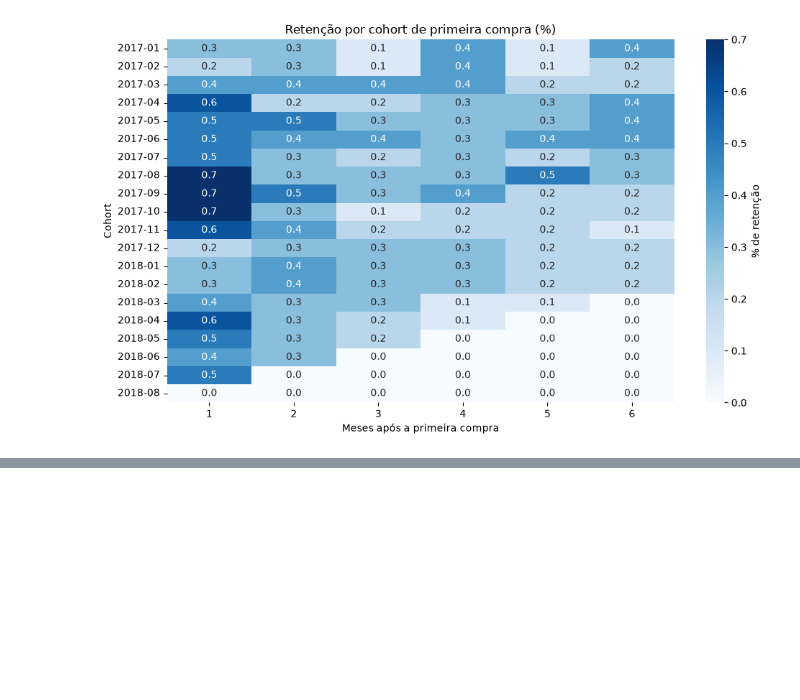
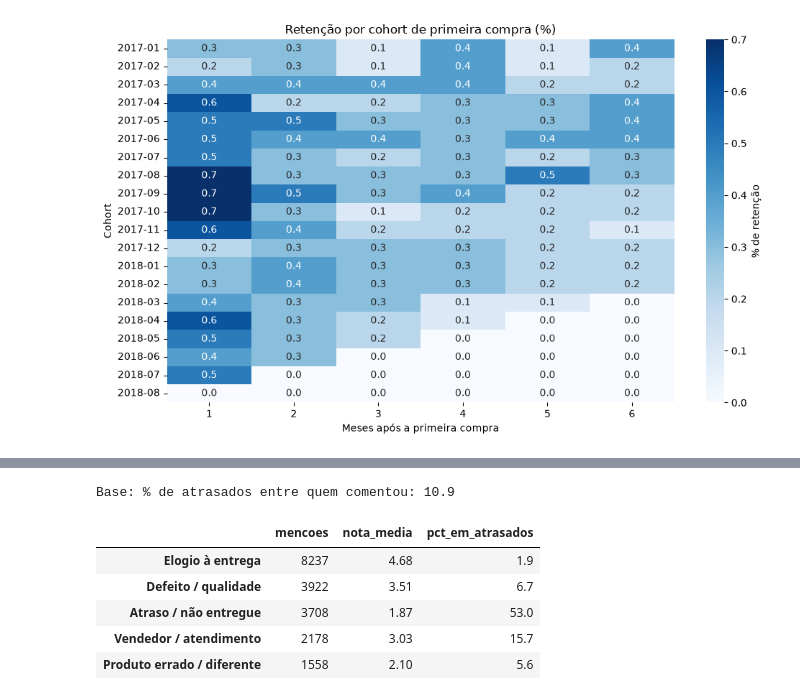
Before and after one commit to maccachera/olist-entrega-satisfacao, a Jupyter notebook: python/01_rfm_cohort.ipynb, the cells around one changed output, grey strips where cells are left out. Saved outputs shown, nothing was run; the diff lists cells and outputs as text; code cells hidden in the pictures; blank space fills up the shorter version.

Commit message:
Sentimento: temas das avaliações

```diff
--- a/python/01_rfm_cohort.ipynb
+++ b/python/01_rfm_cohort.ipynb
@@ -166,0 +202,34 @@ plt.show()
+# %%
+import re
+import unicodedata
+
+def normaliza(t):
+    t = unicodedata.normalize("NFKD", str(t).lower())
+    return "".join(c for c in t if not unicodedata.combining(c))
+
+rev["txt"] = rev["texto"].apply(normaliza)
+
+temas["Atraso / não entregue"] = (
+    r"atrasou|atrasad|atraso|demorou|demora|nao chegou|nao foi entregue|"
+    r"nao recebi|nao entreguer|fora do prazo|apos o prazo|depois do prazo|passou do prazo"
+)
+
+for nome, padrao in temas.items():
+    rev[nome] = rev["txt"].str.contains(padrao, regex=True)
+
+print("Base: % de atrasados entre quem comentou:", round(100 * rev["atrasou"].mean(), 1))
+
+resumo_temas = pd.DataFrame({
+    "mencoes": {t: rev[t].sum() for t in temas},
+    "nota_media": {t: round(rev.loc[rev[t], "review_score"].mean(), 2) for t in temas},
+    "pct_em_atrasados": {t: round(100 * rev.loc[rev[t], "atrasou"].mean(), 1) for t in temas},
+}).sort_values("mencoes", ascending=False)
+resumo_temas
+# %% [output]
+Base: % de atrasados entre quem comentou: 10.9
+|  | mencoes | nota_media | pct_em_atrasados |
+| Elogio à entrega | 8237 | 4.68 | 1.9 |
+| Defeito / qualidade | 3922 | 3.51 | 6.7 |
+| Atraso / não entregue | 3708 | 1.87 | 53.0 |
+| Vendedor / atendimento | 2178 | 3.03 | 15.7 |
+| Produto errado / diferente | 1558 | 2.10 | 5.6 |
```
Also changed, not shown: parts of 1 cell of this notebook.
